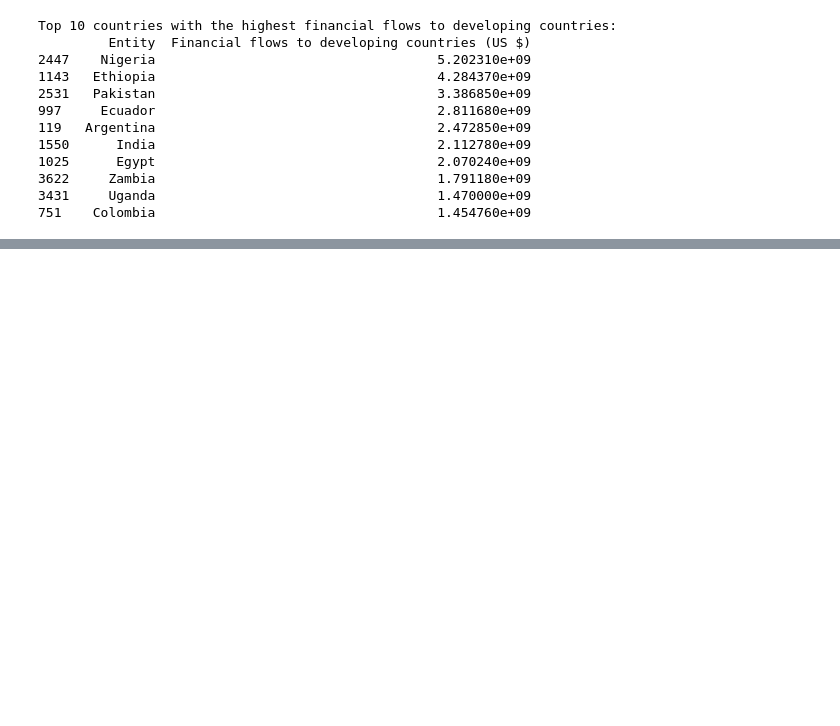
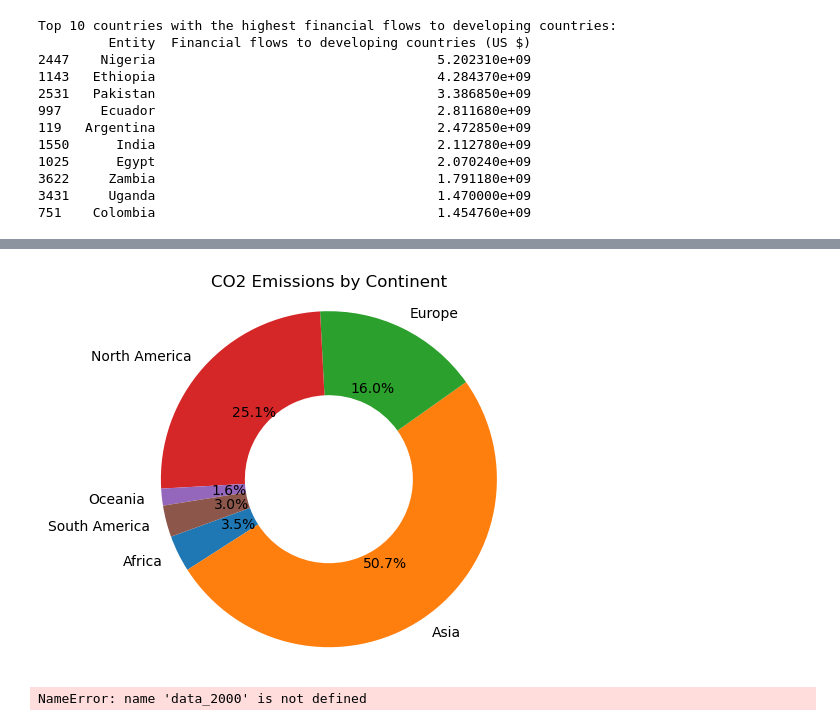
Before and after one commit to jwlosz/project-1-group17, a Jupyter notebook: sustainable master data-CopyLina.ipynb, the cells around one changed output, grey strips where cells are left out. Drawn from its saved outputs; the diff is of its cells as text; code cells hidden in the pictures; blank space fills up the shorter version.

```diff
--- a/sustainable master data-CopyLina.ipynb
+++ b/sustainable master data-CopyLina.ipynb
@@ -372,0 +352,4 @@ comparison_to_10000
+# %%
+file_two = Path("../project-1-group17/countriescontinents.csv")
+continent_data = pd.read_csv(file_two, encoding="UTF-8")
+continent_data.head()
@@ -372,0 +363,3 @@ comparison_to_10000
+# %%
+continent_energy_data = pd.merge(new_data_df, continent_data, how="left", on=["Entity"])
+continent_energy_data.info()
@@ -372,0 +384,32 @@ comparison_to_10000
+# %%
+# Grouping the data by 'Continent' and summing the CO2 emissions values
+grouped_data = continent_energy_data.groupby("Continent")["Value_co2_emissions_kt_by_country"].sum()
+
+# Plotting the data in a doughnut chart
+fig, ax = plt.subplots()
+ax.pie(grouped_data, labels=grouped_data.index, autopct='%1.1f%%', startangle=200, wedgeprops=dict(width=0.5))
+ax.axis("equal")  # Equal aspect ratio ensures that pie is drawn as a circle.
+plt.title("CO2 Emissions by Continent")
+plt.show()
+# %% [output]
+[figure, added]
+# %%
+# Grouping the filtered data by 'Continent' and summing the CO2 emissions values for each year
+grouped_data_2000 = data_2000.groupby('Continent')['Value_co2_emissions_kt_by_country'].sum()
+grouped_data_2019 = data_2019.groupby('Continent')['Value_co2_emissions_kt_by_country'].sum()
+
+# Plotting doughnut chart for CO2 emissions distribution by continent for the year 2000
+fig, ax = plt.subplots()
+ax.pie(grouped_data_2000, labels=grouped_data_2000.index, autopct='%1.1f%%', startangle=150, wedgeprops=dict(width=0.5))
+ax.axis('equal')  # Equal aspect ratio ensures that pie is drawn as a circle
+plt.title('CO2 Emissions Distribution by Continent for Year 2000')
+plt.show()
+
+# Plotting doughnut chart for CO2 emissions distribution by continent for the year 2019
+fig, ax = plt.subplots()
+ax.pie(grouped_data_2019, labels=grouped_data_2019.index, autopct='%1.1f%%', startangle=150, wedgeprops=dict(width=0.5))
+ax.axis('equal')  # Equal aspect ratio ensures that pie is drawn as a circle
+plt.title('CO2 Emissions Distribution by Continent for Year 2019')
+plt.show()
+# %% [output]
+NameError: name 'data_2000' is not defined
```
Also changed, not shown: parts of 18 cells of this notebook, 2 other files.
